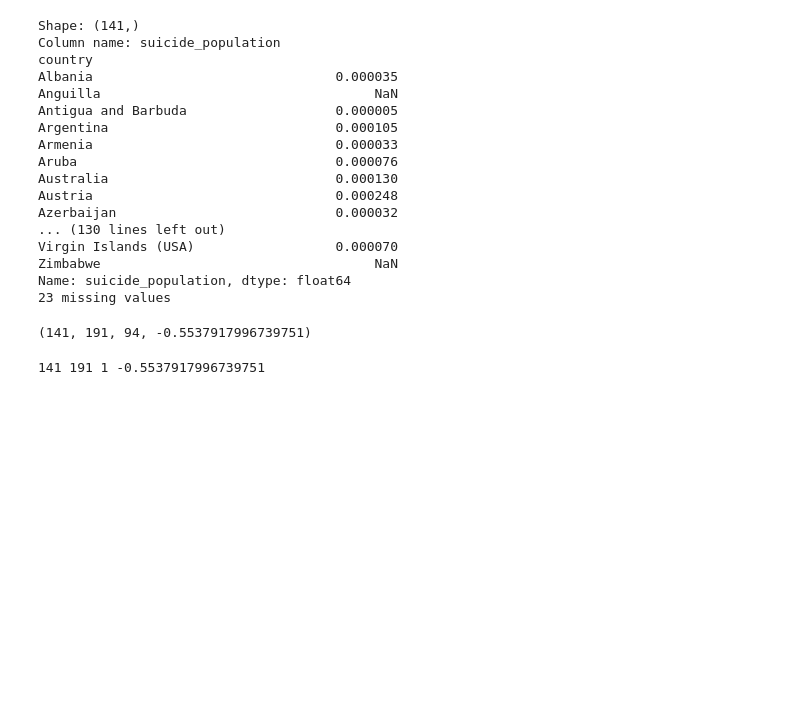
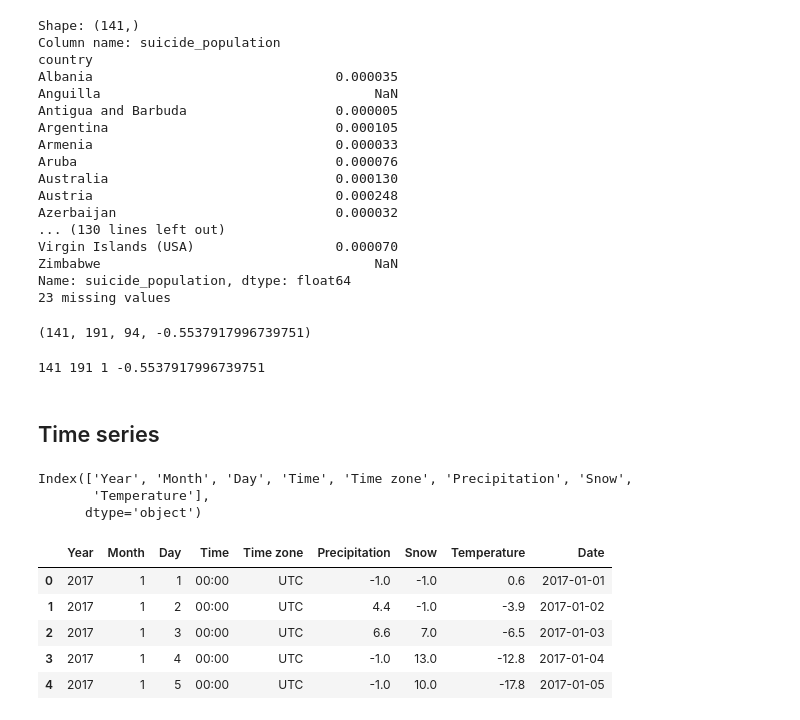
Before and after one commit to annassanchez/HY-2021-DataScience, a Jupyter notebook: week05/week05.ipynb, the cells around one changed output. Drawn from its saved outputs; the diff is of its cells as text; code cells hidden in the pictures; blank space fills up the shorter version.

```diff
--- a/week05/week05.ipynb
+++ b/week05/week05.ipynb
@@ -809,3 +809,23 @@ def suicide_weather():
     return (suicide.shape[0], temperature.shape[0], common.shape[0], corr)
 # %% [output]
 141 191 1 -0.5537917996739751
+# %% [markdown]
+## Time series
+# %%
+wh2 = wh3.copy()
+wh2.columns
+# %% [output]
+Index(['Year', 'Month', 'Day', 'Time', 'Time zone', 'Precipitation', 'Snow',
+       'Temperature'],
+      dtype='object')
+# %%
+## the columns year, month and day are in appropriate form for to_datetime method;
+wh2["Date"] = pd.to_datetime(wh2[["Year", "Month", "Day"]])
+wh2.head()
+# %% [output]
+|  | Year | Month | Day | Time | Time zone | Precipitation | Snow | Temperature | Date |
+| 0 | 2017 | 1 | 1 | 00:00 | UTC | -1.0 | -1.0 | 0.6 | 2017-01-01 |
+| 1 | 2017 | 1 | 2 | 00:00 | UTC | 4.4 | -1.0 | -3.9 | 2017-01-02 |
+| 2 | 2017 | 1 | 3 | 00:00 | UTC | 6.6 | 7.0 | -6.5 | 2017-01-03 |
+| 3 | 2017 | 1 | 4 | 00:00 | UTC | -1.0 | 13.0 | -12.8 | 2017-01-04 |
+| 4 | 2017 | 1 | 5 | 00:00 | UTC | -1.0 | 10.0 | -17.8 | 2017-01-05 |
```
Also changed, not shown: parts of 10 cells of this notebook.
